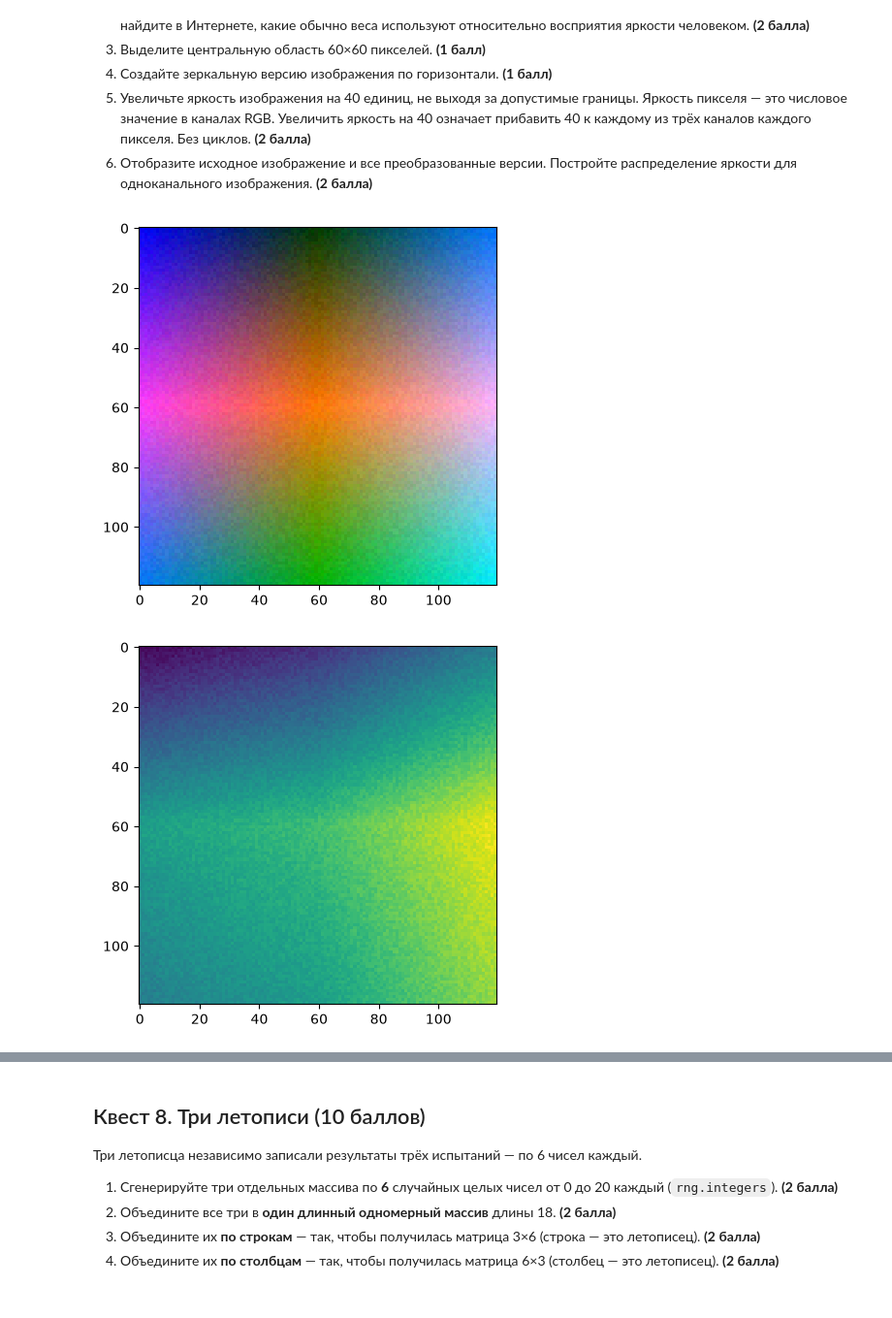
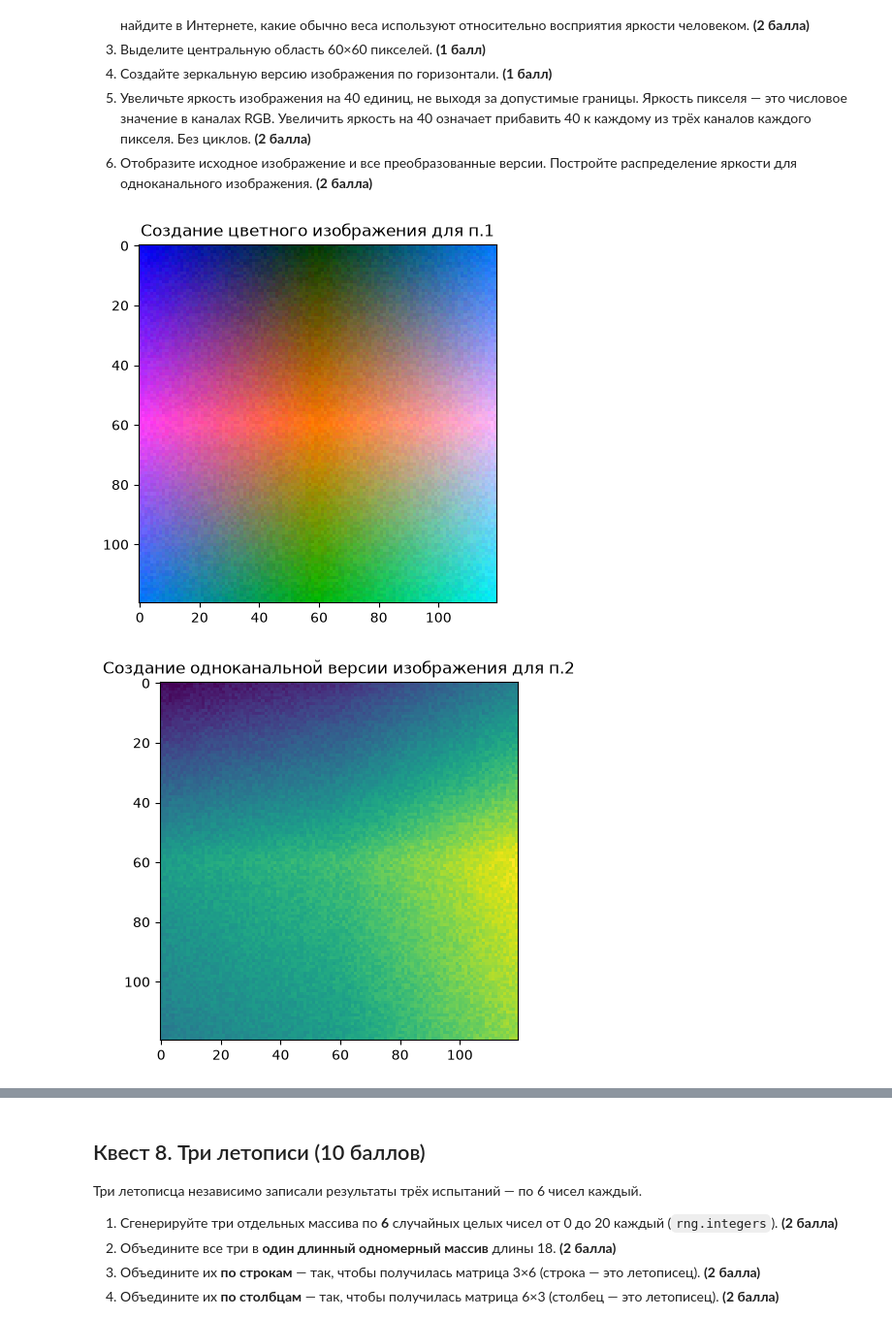
Before and after one commit to Dencli/Python_course, a Jupyter notebook: HW_3/ДЗ NumPy.ipynb, the cells around one changed output, grey strips where cells are left out. Shown at 97% size. Saved outputs shown, nothing was run; the diff lists cells and outputs as text; code cells hidden in the pictures; blank space fills up the shorter version.

```diff
--- a/HW_3/ДЗ NumPy.ipynb
+++ b/HW_3/ДЗ NumPy.ipynb
@@ -479,47 +529,55 @@ Time without numpy: 0.010458791861310601        | Time with numpy: 9.28749796003
 # %%
 def look_into_the_palantir():
     '''
-    Допишите docstring сами: 1-2 предложения о том, что делает эта функция.
+    Формирует цветное изображение. Создает определенную зависимость для каждого цвета и добавляет шум
     '''
     X, Y = np.meshgrid(np.arange(120), np.arange(120))
 
     massive_pix = np.zeros((120,120,3))
-
     color_red = 255 - np.abs(Y-59.5)*4.25
     color_blue = np.abs(X-59.5)*4.25
     Z = X+Y
     color_green = Z
     whight_sound = rng.integers(-9,10, size=(120,120,3))
     stack_colors = np.stack([color_red, color_green, color_blue], axis=2) + whight_sound
 
     massive_pix = np.clip(stack_colors, 0, 255).astype(np.uint8)
+    plt.imshow(massive_pix)
+    plt.title('Создание цветного изображения для п.1')
+    plt.show()
 
-    plt.imshow(massive_pix)
-    plt.show()
     #2
     one_chanel_of_massive = 0.2627 * massive_pix[:,:, 0] + 0.6780* massive_pix[:,:, 1] + 0.0593*massive_pix[:,:, 2]
     plt.imshow(np.clip(one_chanel_of_massive, 0, 255).astype(np.uint8))
+    plt.title('Создание одноканальной версии изображения для п.2')
     plt.show()
+
     #3
     central_area_for_massive_pix = massive_pix[120//2-30:120//2+30, 120//2-30:120//2+30, :]
     plt.imshow(central_area_for_massive_pix)
+    plt.title('Создание центральной версии изображения из изображения п.1')
     plt.show()
     central_area_for_one_chanel_of_massive = one_chanel_of_massive[120//2-30:120//2+30, 120//2-30:120//2+30]
     plt.imshow(np.clip(central_area_for_one_chanel_of_massive, 0, 255).astype(np.uint8))
+    plt.title('Создание центральной версии изображения из одноканальной версии')
     plt.show()
+
     #4
-
     mirror_version = massive_pix[:, ::-1, :]
     plt.imshow(mirror_version)
+    plt.title('Создание зеркальной версии изображения из изображения п.1')
     plt.show()
-    #4
+    #5
 
     plt.imshow(np.clip(massive_pix.astype(float) + 40, 0, 255).astype(np.uint8))
+    plt.title('Увеличение яркости изображения из изображения п.1')
     plt.show()
-    #5
+    #6
     plt.hist(one_chanel_of_massive.ravel(), bins=50, color='black')
+    plt.title('распределение яркости для одноканального изображения')
+    plt.show()
 
 look_into_the_palantir()
 # %% [output]
-[figure, old version]
+[figure, new version]
-[figure, old version]
+[figure, new version]
```
Also changed, not shown: parts of 13 cells of this notebook.
